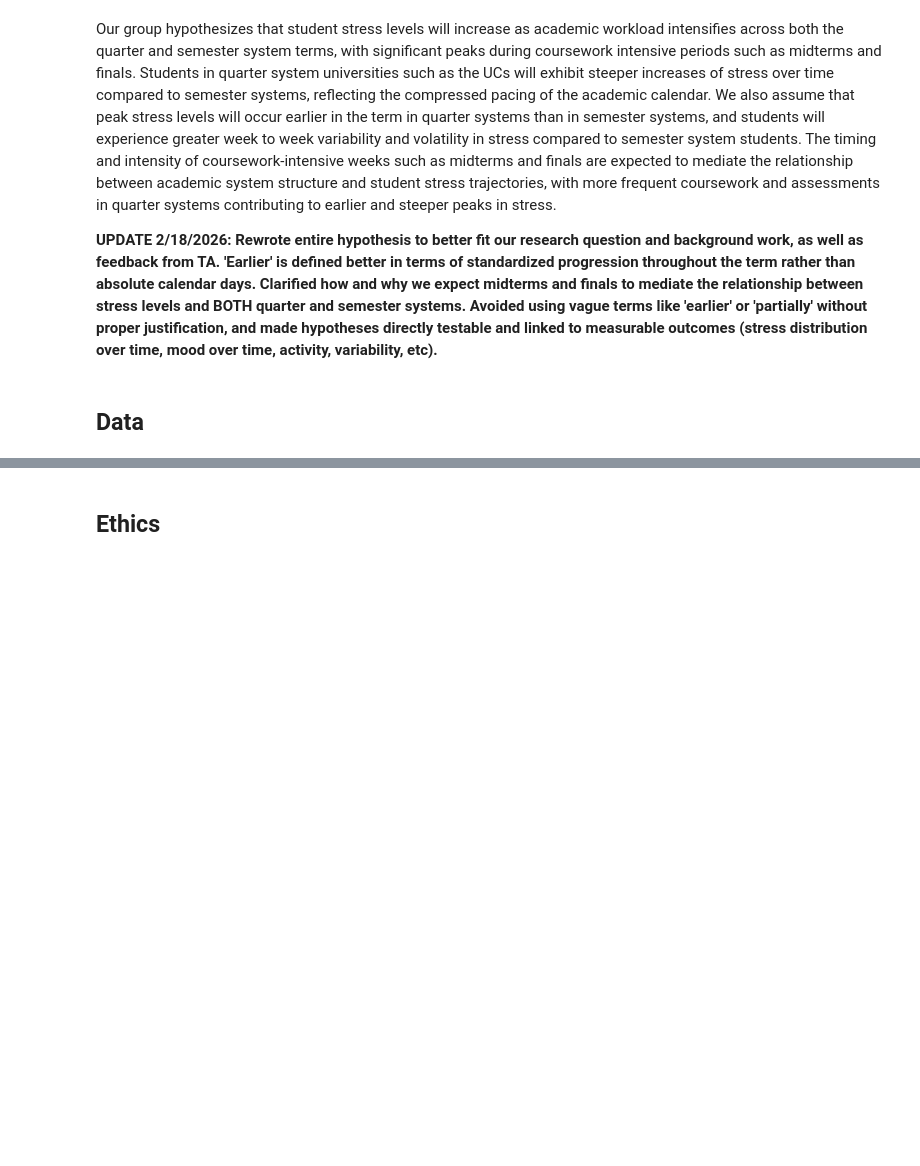
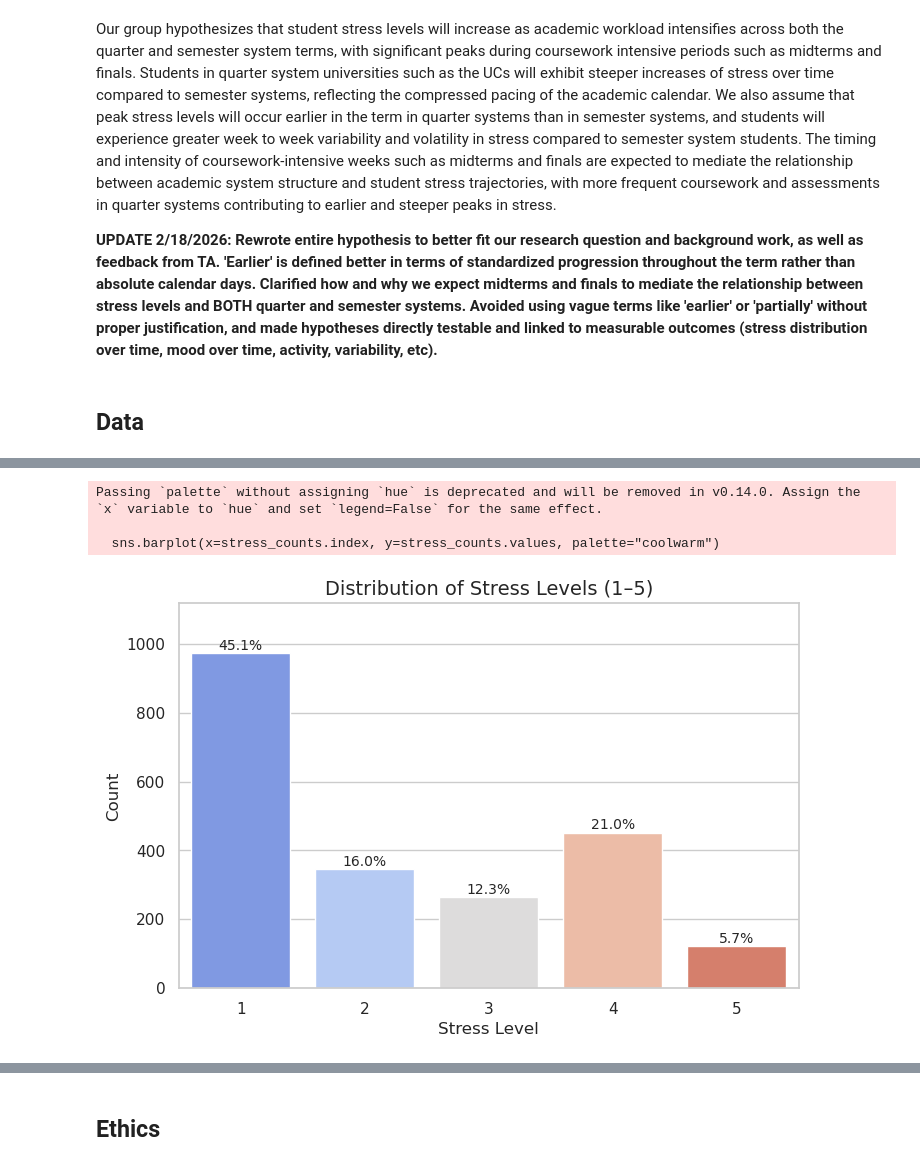
Before and after one commit to dieffio/Group054_WI26, a Jupyter notebook: 02-EDACheckpoint.ipynb, the cells around one changed output, grey strips where cells are left out. Drawn from its saved outputs; the diff is of its cells as text; code cells hidden in the pictures; blank space fills up the shorter version.

```diff
--- a/02-EDACheckpoint.ipynb
+++ b/02-EDACheckpoint.ipynb
@@ -146,0 +480,23 @@ Some more words and stuff.  Remember notebooks work best if you interleave the c
+# %%
+# a better version of the above !
+
+stress_counts = df_all['stress'].value_counts().sort_index()
+stress_percent = stress_counts / stress_counts.sum() * 100
+
+plt.figure(figsize=(8,5))
+
+sns.barplot(x=stress_counts.index, y=stress_counts.values, palette="coolwarm")
+
+for i, (count, pct) in enumerate(zip(stress_counts.values, stress_percent.values)):
+    plt.text(i, count + 1, f"{pct:.1f}%", ha='center', va='bottom', fontsize=10)
+
+plt.title("Distribution of Stress Levels (1–5)", fontsize=14)
+plt.xlabel("Stress Level", fontsize=12)
+plt.ylabel("Count", fontsize=12)
+plt.ylim(0, stress_counts.max() + stress_counts.max()*0.15)  # Add some headroom for annotations
+plt.show()
+# %% [output]
+Passing `palette` without assigning `hue` is deprecated and will be removed in v0.14.0. Assign the `x` variable to `hue` and set `legend=False` for the same effect.
+
+  sns.barplot(x=stress_counts.index, y=stress_counts.values, palette="coolwarm")
+[figure, added]
```
Also changed, not shown: parts of 32 cells of this notebook.
